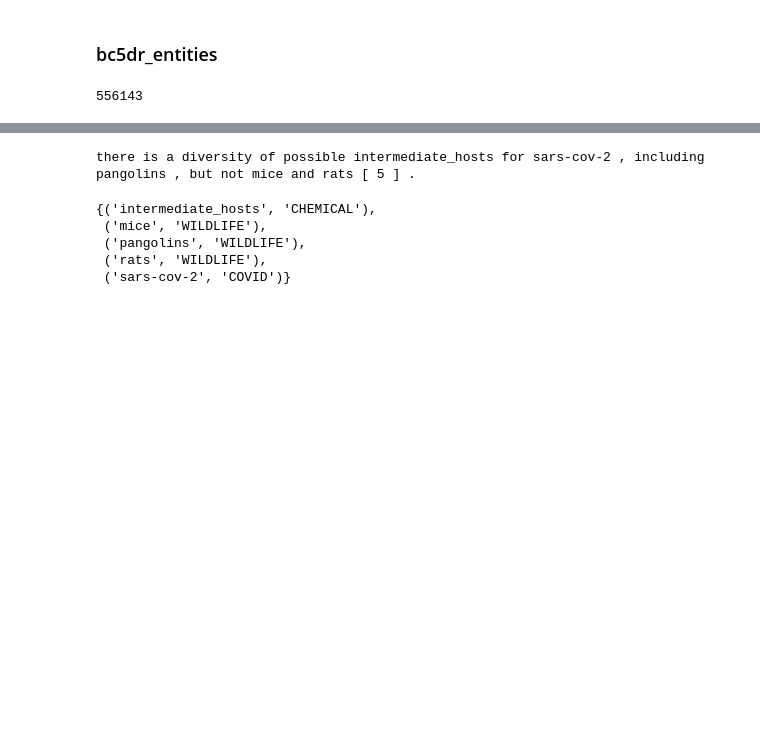
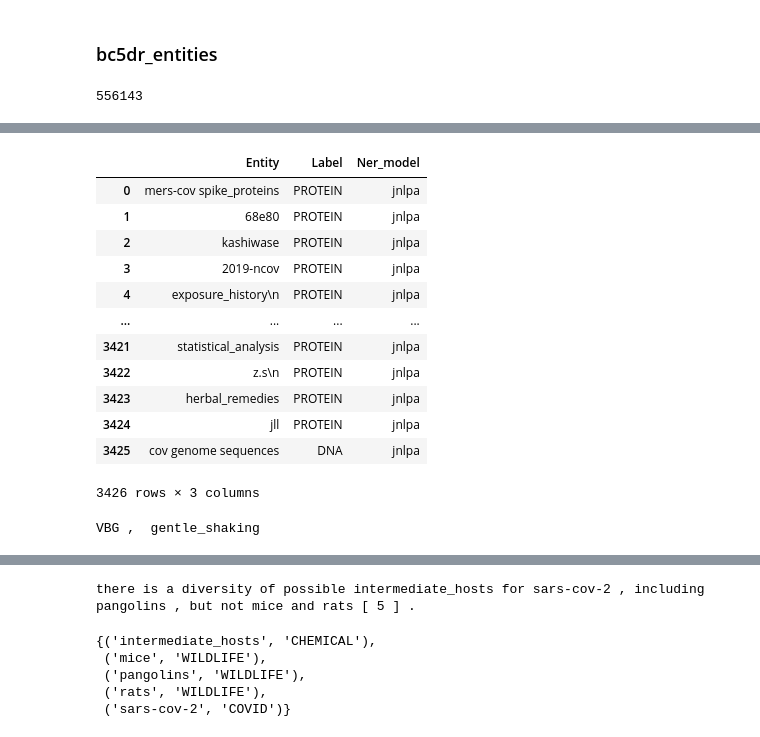
Before and after one commit to yeelimtse/cs-245-project, a Jupyter notebook: ner-models.ipynb, the cells around one changed output, grey strips where cells are left out. Drawn from its saved outputs; the diff is of its cells as text; code cells hidden in the pictures; blank space fills up the shorter version.

```diff
--- a/ner-models.ipynb
+++ b/ner-models.ipynb
@@ -72,0 +143,3 @@ bc5dr_entities
+# %%
+jnlpba_entities = get_entity_list(en_ner_jnlpba_md, data[:10000])
+jnlpba_entities
@@ -73,2 +164,20 @@ bc5dr_entities
+# %%
+jnlpa_entities_dataframe = pd.DataFrame(jnlpba_entities,columns=['Entity','Label']) #save returned values of entities and their labels in a pandas dataframe
+jnlpa_entities_dataframe['Ner_model'] = 'jnlpa' # include a column with constant value of NER model
+jnlpa_entities_dataframe
+# %% [output]
+|  | Entity | Label | Ner_model |
+| 0 | mers-cov spike_proteins | PROTEIN | jnlpa |
+| 1 | 68e80 | PROTEIN | jnlpa |
+| 2 | kashiwase | PROTEIN | jnlpa |
+| 3 | 2019-ncov | PROTEIN | jnlpa |
+| 4 | exposure_history\n | PROTEIN | jnlpa |
+| ... | ... | ... | ... |
+| 3421 | statistical_analysis | PROTEIN | jnlpa |
+| 3422 | z.s\n | PROTEIN | jnlpa |
+| 3423 | herbal_remedies | PROTEIN | jnlpa |
+| 3424 | jll | PROTEIN | jnlpa |
+| 3425 | cov genome sequences | DNA | jnlpa |
+3426 rows × 3 columns
 # %%
 nlp = en_ner_bc5cdr_md.load()
@@ -77,3 +184,10 @@ doc = nlp("cd4i")
+# %%
+doc = nlp("gentle_shaking")
+for i in range(len(doc)):
+#     if (doc[i].tag_ == 'NNS'):
+    print(doc[i].tag_, ", ", doc[i])
+# %% [output]
+VBG ,  gentle_shaking
 # %%
 for d in doc:
     print(d)
```
Also changed, not shown: parts of 20 cells of this notebook, 3 other files.
